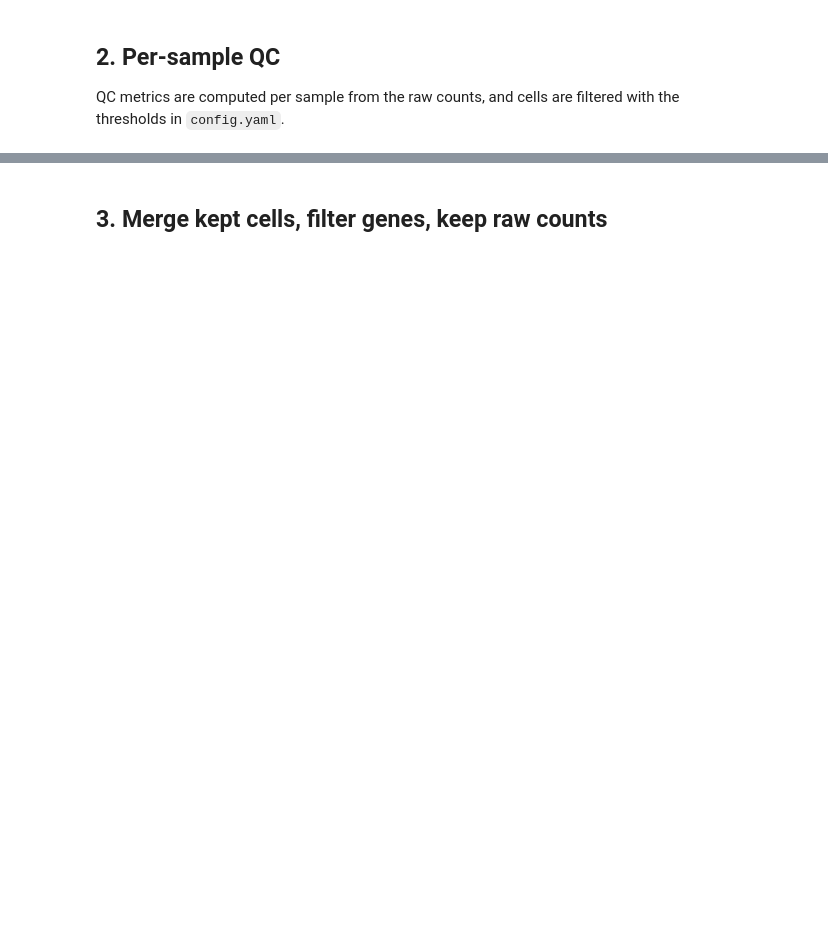
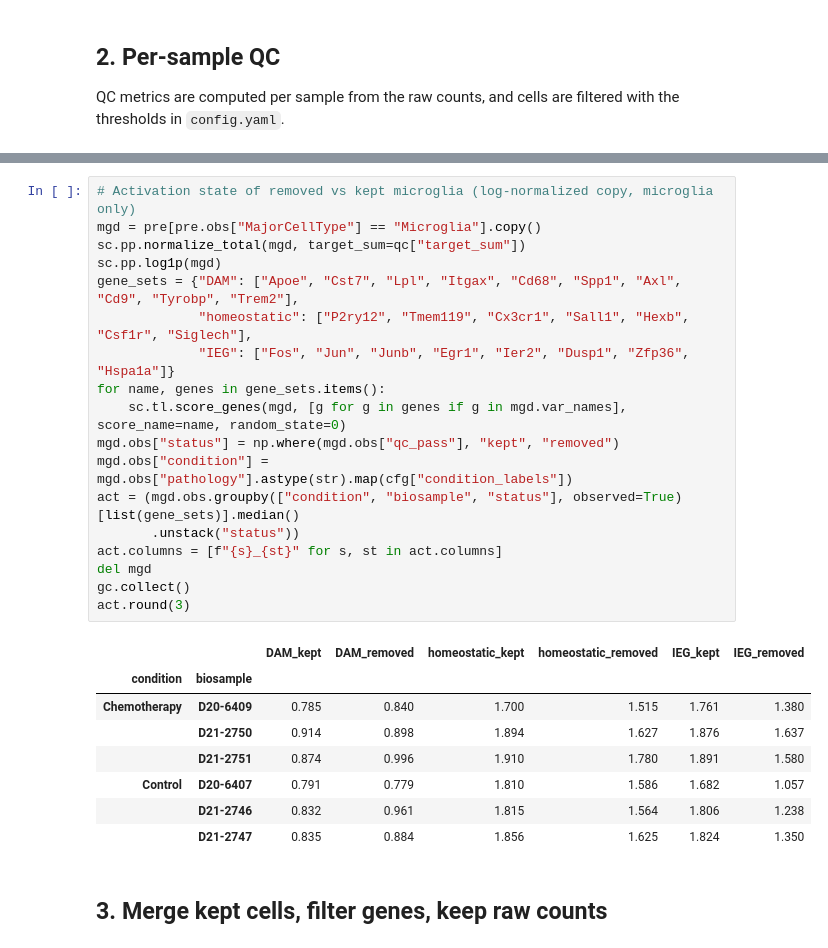
Before and after one commit to arlindomatias/single-cell-rna-seq, a Jupyter notebook: single_cell_notebook/notebooks/01_qc.ipynb, the cells around one changed output, grey strips where cells are left out. Cells and saved outputs as stored; diff of their text form; blank space fills up the shorter version.

```diff
--- a/single_cell_notebook/notebooks/01_qc.ipynb
+++ b/single_cell_notebook/notebooks/01_qc.ipynb
@@ -104,3 +216,30 @@ plt.show()
+# %%
+# Activation state of removed vs kept microglia (log-normalized copy, microglia only)
+mgd = pre[pre.obs["MajorCellType"] == "Microglia"].copy()
+sc.pp.normalize_total(mgd, target_sum=qc["target_sum"])
+sc.pp.log1p(mgd)
+gene_sets = {"DAM": ["Apoe", "Cst7", "Lpl", "Itgax", "Cd68", "Spp1", "Axl", "Cd9", "Tyrobp", "Trem2"],
+             "homeostatic": ["P2ry12", "Tmem119", "Cx3cr1", "Sall1", "Hexb", "Csf1r", "Siglech"],
+             "IEG": ["Fos", "Jun", "Junb", "Egr1", "Ier2", "Dusp1", "Zfp36", "Hspa1a"]}
+for name, genes in gene_sets.items():
+    sc.tl.score_genes(mgd, [g for g in genes if g in mgd.var_names], score_name=name, random_state=0)
+mgd.obs["status"] = np.where(mgd.obs["qc_pass"], "kept", "removed")
+mgd.obs["condition"] = mgd.obs["pathology"].astype(str).map(cfg["condition_labels"])
+act = (mgd.obs.groupby(["condition", "biosample", "status"], observed=True)[list(gene_sets)].median()
+       .unstack("status"))
+act.columns = [f"{s}_{st}" for s, st in act.columns]
+del mgd
+gc.collect()
+act.round(3)
+# %% [output]
+|  |  | DAM_kept | DAM_removed | homeostatic_kept | homeostatic_removed | IEG_kept | IEG_removed |
+| condition | biosample |  |  |  |  |  |  |
+| Chemotherapy | D20-6409 | 0.785 | 0.840 | 1.700 | 1.515 | 1.761 | 1.380 |
+|  | D21-2750 | 0.914 | 0.898 | 1.894 | 1.627 | 1.876 | 1.637 |
+|  | D21-2751 | 0.874 | 0.996 | 1.910 | 1.780 | 1.891 | 1.580 |
+| Control | D20-6407 | 0.791 | 0.779 | 1.810 | 1.586 | 1.682 | 1.057 |
+|  | D21-2746 | 0.832 | 0.961 | 1.815 | 1.564 | 1.806 | 1.238 |
+|  | D21-2747 | 0.835 | 0.884 | 1.856 | 1.625 | 1.824 | 1.350 |
 # %% [markdown]
 ## 3. Merge kept cells, filter genes, keep raw counts
 # %%
```
Also changed, not shown: parts of 16 cells of this notebook, 8 other files.
